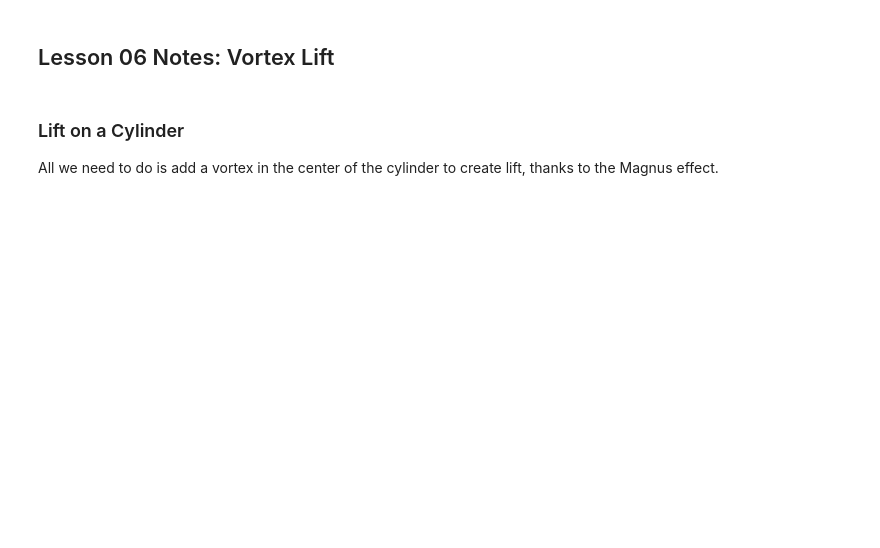
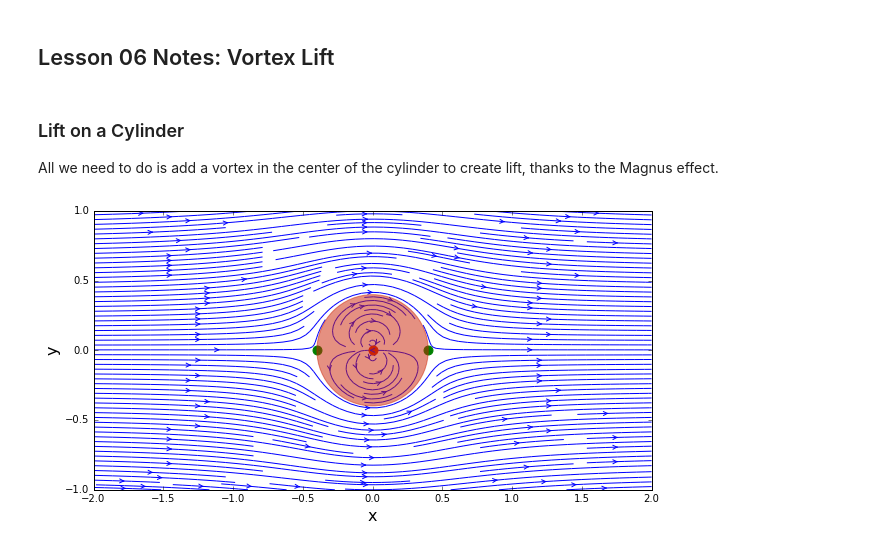
Before and after one commit to lpgleaves/mae6226-workspace, a Jupyter notebook: 06-lesson-notes.ipynb, the cells around one changed output. Drawn from its saved outputs; the diff is of its cells as text; code cells hidden in the pictures; blank space fills up the shorter version.

```diff
--- a/06-lesson-notes.ipynb
+++ b/06-lesson-notes.ipynb
@@ -16,5 +14,50 @@ x,y,X,Y = makemesh(50,-2,2,-1,1)
+# %%
+n = 50
+xa, xz = -2, 2
+ya, yz = -1, 1
+x,y,X,Y = makemesh(n,xa,xz,ya,yz)
 # %%
 kappa = 1
 xdub, ydub = 0,0
 
 uinf = 1
+# %%
+# compute the velocity field on the mesh grid
+udub, vdub = getveldub(kappa, xdub, ydub, X, Y)
+
+# compute the stream-function on the mesh grid
+psidub = getstreamfuncdub(kappa, xdub, ydub, X, Y)
+
+# freestream velocity components
+ufs = uinf * numpy.ones((n, n), dtype=float)
+vfs = numpy.zeros((n, n), dtype=float)
+
+# stream-function of the freestream flow
+psifs = uinf * Y
+
+# superposition of the doublet on the freestream flow
+u = ufs + udub
+v = vfs + vdub
+psi = psifs + psidub
+# %%
+# plot the streamlines
+size = 10
+pyplot.figure(figsize=(size, (yz-ya)/(xz-xa)*size))
+pyplot.xlabel('x', fontsize=16)
+pyplot.ylabel('y', fontsize=16)
+pyplot.xlim(xa, xz)
+pyplot.ylim(ya, yz)
+pyplot.streamplot(X, Y, u, v, density=2, linewidth=1, arrowsize=1, arrowstyle='->')
+pyplot.scatter(xdub, ydub, color='#CD2305', s=80, marker='o')
+
+# calculate the cylinder radius and add the cylinder to the figure
+R = math.sqrt(kappa/(2*math.pi*uinf))
+circle = pyplot.Circle((0, 0), radius=R, color='#CD2305', alpha=0.5)
+pyplot.gca().add_patch(circle)
+
+# calculate the stagnation points and add them to the figure
+xstagn1, ystagn1 = +math.sqrt(kappa/(2*math.pi*uinf)), 0
+xstagn2, ystagn2 = -math.sqrt(kappa/(2*math.pi*uinf)), 0
+pyplot.scatter([xstagn1, xstagn2], [ystagn1, ystagn2], color='g', s=80, marker='o');
+# %% [output]
+[figure, added]
```
Also changed, not shown: parts of 6 cells of this notebook, 2 other files.
